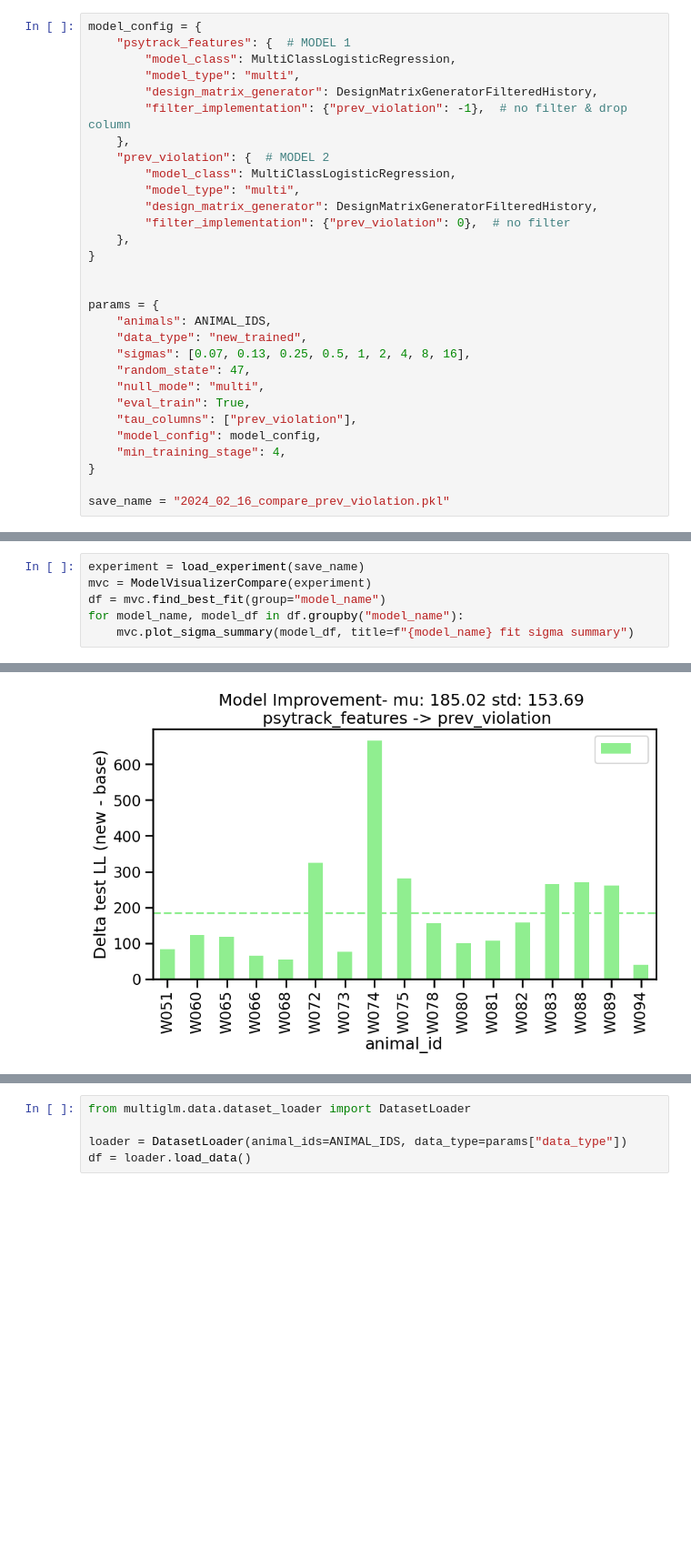
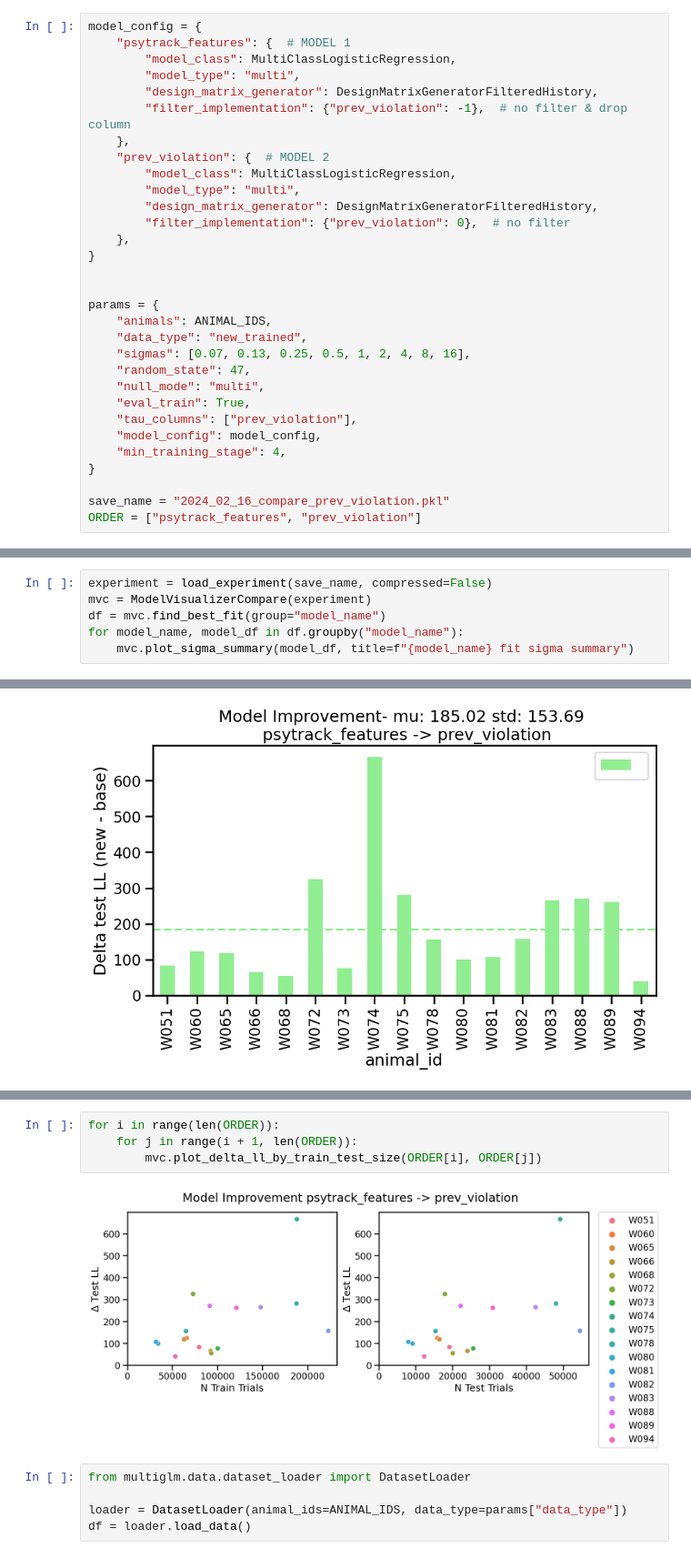
Before and after one commit to jess-breda/violations-multinomial, a Jupyter notebook: notebooks/2024_02_16_EXP_compare_prev_violation.ipynb, the cells around one changed output, grey strips where cells are left out. Shown at 91% size. Saved outputs shown, nothing was run; the diff lists cells and outputs as text; blank space fills up the shorter version.

Commit message:
additional compare plots for delta ll and violation rates/ train test sizes

```diff
--- a/notebooks/2024_02_16_EXP_compare_prev_violation.ipynb
+++ b/notebooks/2024_02_16_EXP_compare_prev_violation.ipynb
@@ -47,6 +51,7 @@ params = {
 }
 
 save_name = "2024_02_16_compare_prev_violation.pkl"
+ORDER = ["psytrack_features", "prev_violation"]
 # %%
 experiment = ExperimentCompareModels(params)
 experiment.run()
@@ -70,7 +75,7 @@ Warning: Desired error not necessarily achieved due to precision loss.
          Function evaluations: 35
          Gradient evaluations: 35
 # %%
-experiment = load_experiment(save_name)
+experiment = load_experiment(save_name, compressed=False)
 mvc = ModelVisualizerCompare(experiment)
 df = mvc.find_best_fit(group="model_name")
 for model_name, model_df in df.groupby("model_name"):
@@ -147,3 +121,9 @@ ax[1].legend(bbox_to_anchor=(1.05, 1), loc=2, borderaxespad=0.0)
+# %%
+for i in range(len(ORDER)):
+    for j in range(i + 1, len(ORDER)):
+        mvc.plot_delta_ll_by_train_test_size(ORDER[i], ORDER[j])
+# %% [output]
+[figure, added]
 # %%
 from multiglm.data.dataset_loader import DatasetLoader
 
```
Also changed, not shown: parts of 8 cells of this notebook, 1 other file.
